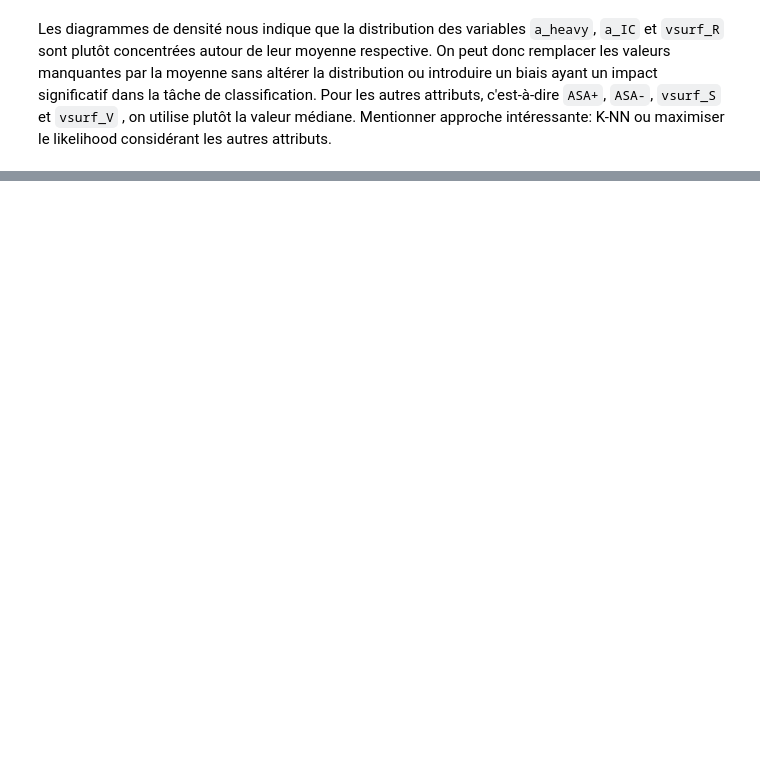
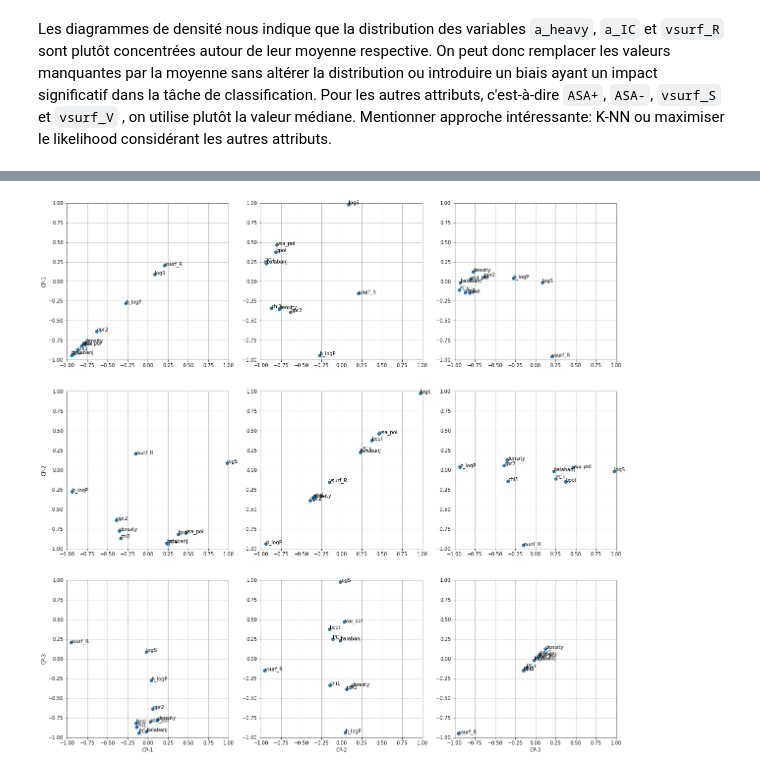
Before and after one commit to ireydiak/fraud_detection, a Jupyter notebook: tp1_v1.ipynb, the cells around one changed output, grey strips where cells are left out. Cells and saved outputs as stored; diff of their text form; code cells hidden in the pictures; blank space fills up the shorter version.

```diff
--- a/tp1_v1.ipynb
+++ b/tp1_v1.ipynb
@@ -151,0 +426,10 @@ On peut maintenant évaluer la matrice de variance-covariance entre les attribut
+# %%
+M = 3
+Pi = eig_vecs[:, 0:M]
+Z = X @ Pi
+X_hat = Z @ Pi.T
+assert X_hat.shape == X.shape, "mauvais format de matrice"
+
+d_cos = np.linalg.norm(X_hat)**2 / np.linalg.norm(X)**2
+d_euc = np.linalg.norm(X_hat - X)
+print("d_cos = {:.4f}\nd_euc = {:.4f}".format(d_cos, d_euc))
@@ -151,0 +439,10 @@ On peut maintenant évaluer la matrice de variance-covariance entre les attribut
+# %%
+eig_vals[eig_vals <= 0] = 0
+L = eig_vecs * np.sqrt(eig_vals)
+loading_df = pd.DataFrame(
+    L[:, 0:M],
+    index=selected_features,
+    columns=["CP-{}".format(i + 1) for i in range(len(eig_vecs[0:M]))]
+)
+loading_df.to_csv("loading_df.csv")
+loading_df.head(74)
@@ -151,0 +461,20 @@ On peut maintenant évaluer la matrice de variance-covariance entre les attribut
+# %%
+fig, axs = plt.subplots(3, 3, figsize=(20, 20))
+
+for i in range(M):
+    axs[i, 0].set_ylabel("CP-{}".format(i+1))
+    axs[M-1, i].set_xlabel("CP-{}".format(i+1))
+    for j in range(M):
+        axs[i, j].scatter(loading_df.iloc[:, i], loading_df.iloc[:, j])
+        axs[i, j].set_yticks(np.arange(-1, 1.25, step=0.25))
+        axs[i, j].set_xticks(np.arange(-1, 1.25, step=0.25))
+        axs[i, j].set_xlim(-1, 1)
+        axs[i, j].set_ylim(-1, 1)
+        axs[i, j].grid()
+
+        for k, txt in enumerate(selected_features):
+            axs[i, j].annotate(txt, (loading_df.iloc[k, i], loading_df.iloc[k, j]))
+
+plt.show()
+# %% [output]
+[figure, added]
```
Also changed, not shown: parts of 42 cells of this notebook.
